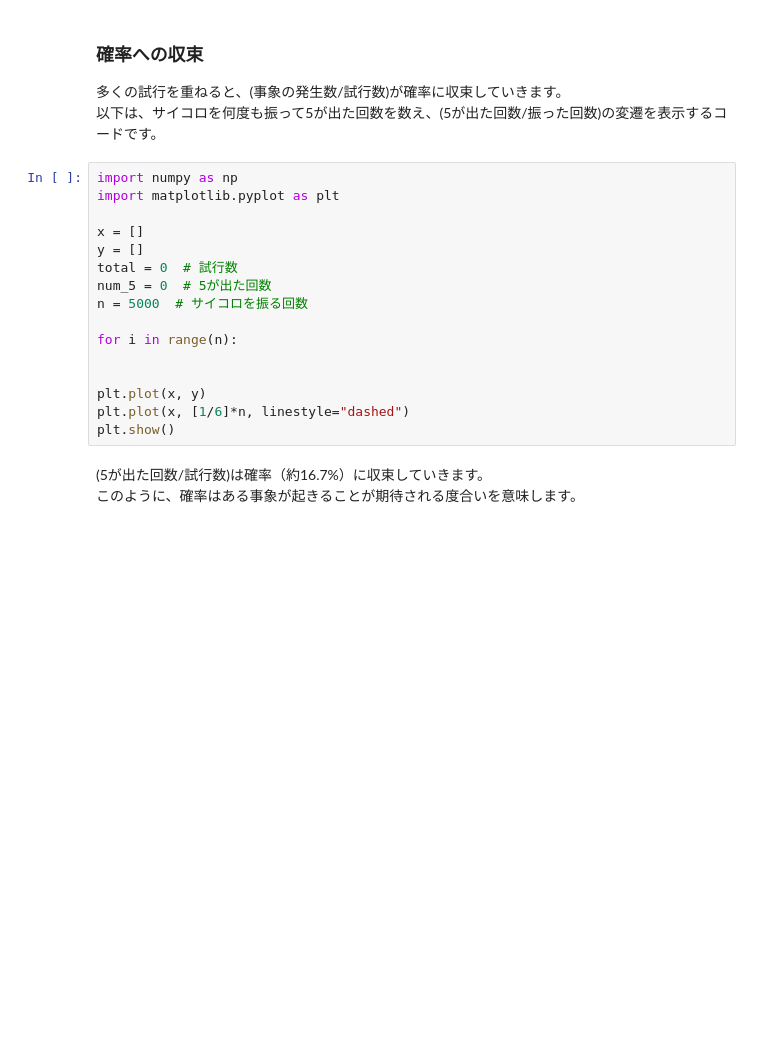
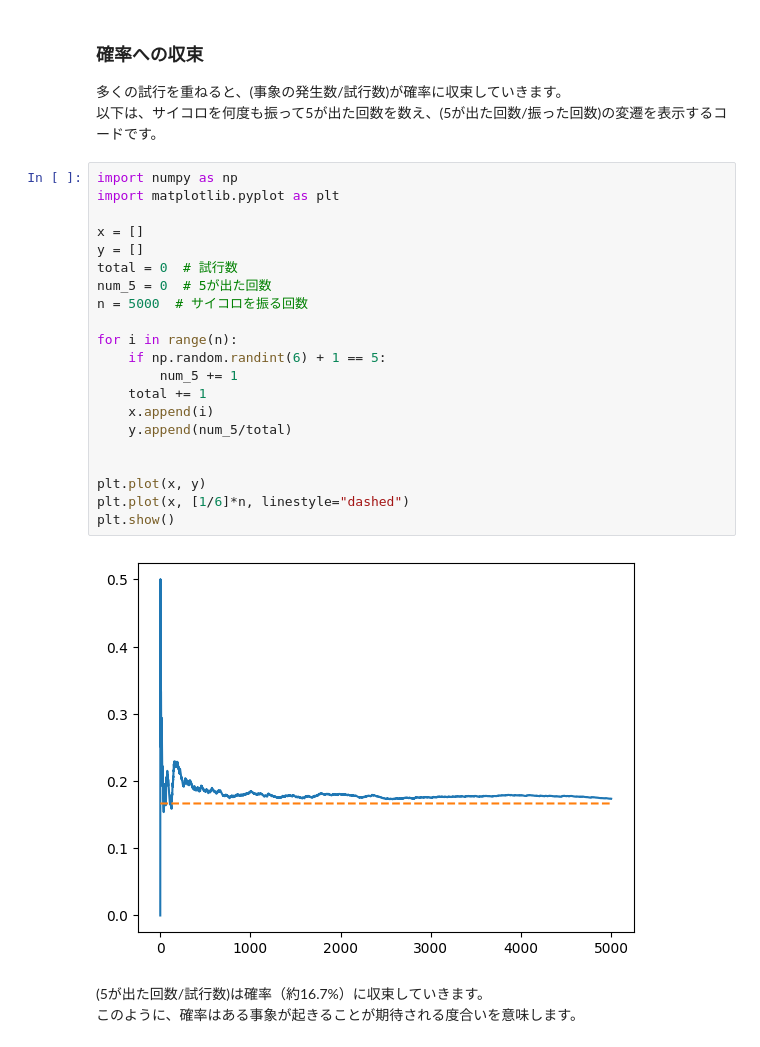
Before and after one commit to yuukimotai/UsedApart_PricePred, a Jupyter notebook: math_for_ai/Section_7/probability_lesson.ipynb, the cells around one changed output. Cells and saved outputs as stored; diff of their text form; blank space fills up the shorter version.

```diff
--- a/math_for_ai/Section_7/probability_lesson.ipynb
+++ b/math_for_ai/Section_7/probability_lesson.ipynb
@@ -57,19 +57,26 @@ $\frac{8}{9}$の確率で、目の合計は5以外になることになります
 # %%
 import numpy as np
 import matplotlib.pyplot as plt
 
 x = []
 y = []
 total = 0  # 試行数
 num_5 = 0  # 5が出た回数
 n = 5000  # サイコロを振る回数
 
 for i in range(n):
+    if np.random.randint(6) + 1 == 5:
+        num_5 += 1
+    total += 1
+    x.append(i)
+    y.append(num_5/total)
 
 
 plt.plot(x, y)
 plt.plot(x, [1/6]*n, linestyle="dashed")
 plt.show()
+# %% [output]
+[figure, added]
 # %% [markdown]
 (5が出た回数/試行数)は確率（約16.7%）に収束していきます。
 このように、確率はある事象が起きることが期待される度合いを意味します。
```
Also changed, not shown: parts of 1 cell of this notebook.
